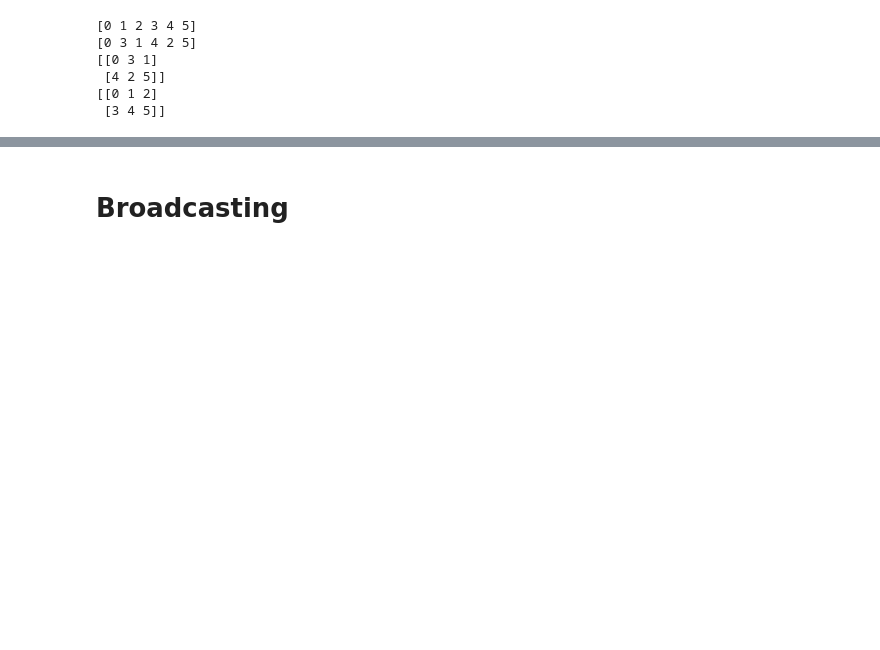
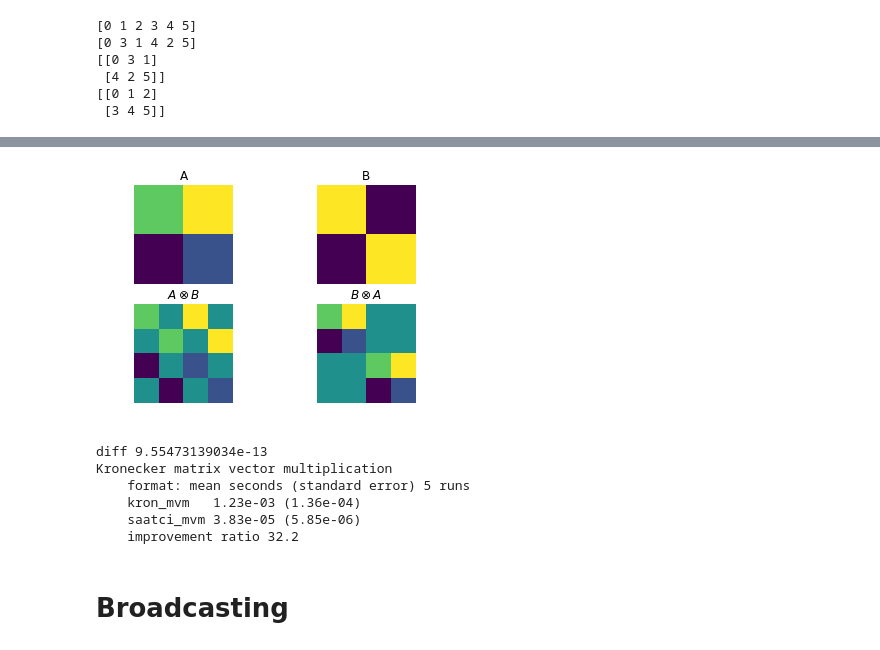
Before and after one commit to vlad17/np-learn, a Jupyter notebook: presentation.ipynb, the cells around one changed output, grey strips where cells are left out. Saved outputs shown, nothing was run; the diff lists cells and outputs as text; code cells hidden in the pictures; blank space fills up the shorter version.

Commit message:
Kroneker transpose example

```diff
--- a/presentation.ipynb
+++ b/presentation.ipynb
@@ -1035,3 +1047,57 @@ print(A.ravel(order='F').reshape(-1, 3, order='F'))
+# %%
+# Kronecker demo
+
+A = np.array([[1, 2], [-2, -1]])
+B = np.identity(2)
+
+_, axs = plt.subplots(2, 2)
+for ax in np.array(axs).ravel():
+    ax.axis('off')
+((ax1, ax2), (ax3, ax4)) = axs
+ax1.imshow(A)
+ax1.set_title('A')
+ax2.imshow(B)
+ax2.set_title('B')
+ax3.imshow(np.kron(A, B))
+ax3.set_title(r'$A\otimes B$')
+ax4.imshow(np.kron(B, A))
+ax4.set_title(r'$B\otimes A$')
+
+plt.axis('off')
+plt.show()
+# %% [output]
+[figure, added]
+# %%
+# Transposition demo: using transpose, you can compute
+
+A = np.random.randn(40, 40)
+B = np.random.randn(40, 40)
+AB = np.kron(A, B)
+z = np.random.randn(40 * 40)
+
+def kron_mvm():
+    return AB.dot(z)
+
+def saatci_mvm():
+    # This differs from the paper's MVM, but is the equivalent for
+    # a C-style ordering of arrays.
+    x = z.copy()
+    for M in [B, A]:
+        n = M.shape[1]
+        x = x.reshape(-1, n).T
+        x = M.dot(x)
+    return x.ravel()
+
+print('diff', np.linalg.norm(kron_mvm() - saatci_mvm()))
+print('Kronecker matrix vector multiplication')
+compare_times(kron_mvm, saatci_mvm)
+# %% [output]
+diff 9.55473139034e-13
+Kronecker matrix vector multiplication
+    format: mean seconds (standard error) 5 runs
+    kron_mvm   1.23e-03 (1.36e-04)
+    saatci_mvm 3.83e-05 (5.85e-06)
+    improvement ratio 32.2
 # %% [markdown]
 # Broadcasting
 # %% [markdown]
```
Also changed, not shown: parts of 14 cells of this notebook.
